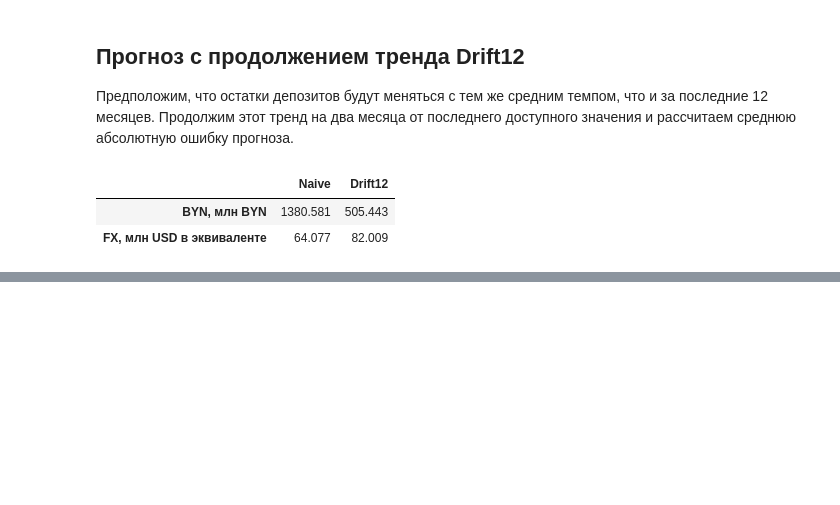
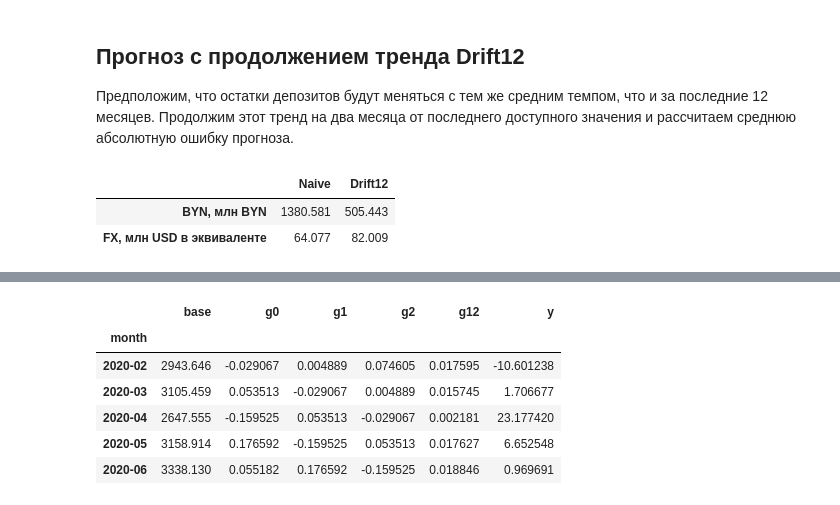
Before and after one commit to venskovalentin/belarus_dollarization_paper, a Jupyter notebook: notebooks/research_notebook.ipynb, the cells around one changed output, grey strips where cells are left out. Cells and saved outputs as stored; diff of their text form; code cells hidden in the pictures; blank space fills up the shorter version.

```diff
--- a/notebooks/research_notebook.ipynb
+++ b/notebooks/research_notebook.ipynb
@@ -279,0 +281,8 @@ FX, млн USD в эквиваленте    64.076837   74.496718
+# %%
+import numpy as np
+
+log_components = np.log(components)
+
+targets = 100 * (log_components.shift(-1) - log_components.shift(1))
+
+targets.head()
@@ -279,0 +297,29 @@ FX, млн USD в эквиваленте    64.076837   74.496718
+# %%
+monthly_log_growth = log_components.diff()
+
+growth_lag_1 = monthly_log_growth.shift(1)
+growth_lag_2 = monthly_log_growth.shift(2)
+growth_lag_3 = monthly_log_growth.shift(3)
+
+average_growth_12 = log_components.diff(12).shift(1) / 12
+# %%
+component = "byn_transfer"
+
+design = pd.DataFrame({
+    "base": components[component].shift(1),
+    "g0": growth_lag_1[component],
+    "g1": growth_lag_2[component],
+    "g2": growth_lag_3[component],
+    "g12": average_growth_12[component],
+    "y": targets[component],
+})
+
+design.loc["2020-02":].head()
+# %% [output]
+|  | base | g0 | g1 | g2 | g12 | y |
+| month |  |  |  |  |  |  |
+| 2020-02 | 2943.646 | -0.029067 | 0.004889 | 0.074605 | 0.017595 | -10.601238 |
+| 2020-03 | 3105.459 | 0.053513 | -0.029067 | 0.004889 | 0.015745 | 1.706677 |
+| 2020-04 | 2647.555 | -0.159525 | 0.053513 | -0.029067 | 0.002181 | 23.177420 |
+| 2020-05 | 3158.914 | 0.176592 | -0.159525 | 0.053513 | 0.017627 | 6.652548 |
+| 2020-06 | 3338.130 | 0.055182 | 0.176592 | -0.159525 | 0.018846 | 0.969691 |
```
Also changed, not shown: parts of 7 cells of this notebook.
